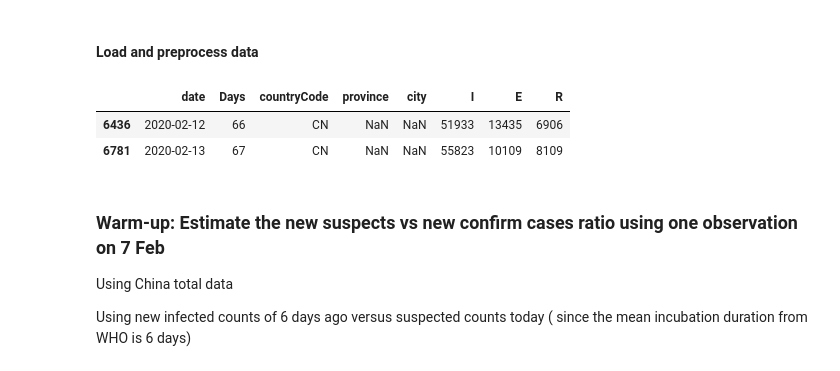
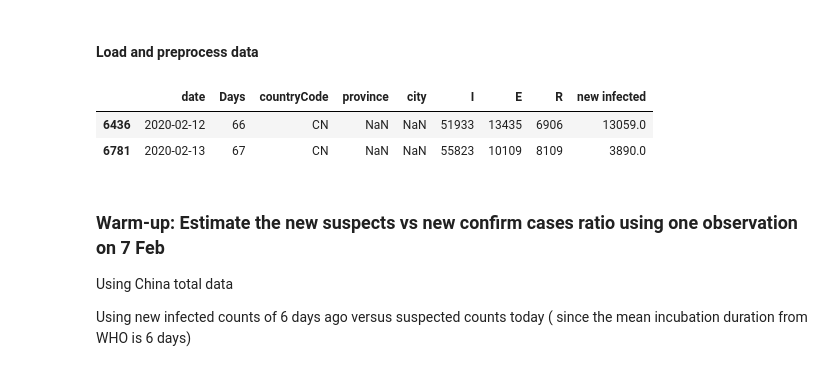
Before and after one commit to docligot/CoronaTracker-simulteModel, a Jupyter notebook: mcmc_SEIR/Ratio_MCMC_SEIR.ipynb, the cells around one changed output. Saved outputs shown, nothing was run; the diff lists cells and outputs as text; code cells hidden in the pictures.

```diff
--- a/mcmc_SEIR/Ratio_MCMC_SEIR.ipynb
+++ b/mcmc_SEIR/Ratio_MCMC_SEIR.ipynb
@@ -57,14 +57,15 @@ SIR_data = df[['date', 'Days', 'countryCode','province', 'city', 'net_confirmed'
 # %%
 # China total
 
 # Use data before 2020-02-14 for train model
 China_df = SIR_data[SIR_data['date'] < datetime.datetime(2020, 2, 14)]
 China_total = get_China_total(China_df)
+China_total['new infected'] = China_total['I'].diff().fillna(1)
 China_total.tail(2)
 # %% [output]
-|  | date | Days | countryCode | province | city | I | E | R |
-| 6436 | 2020-02-12 | 66 | CN | NaN | NaN | 51933 | 13435 | 6906 |
-| 6781 | 2020-02-13 | 67 | CN | NaN | NaN | 55823 | 10109 | 8109 |
+|  | date | Days | countryCode | province | city | I | E | R | new infected |
+| 6436 | 2020-02-12 | 66 | CN | NaN | NaN | 51933 | 13435 | 6906 | 13059.0 |
+| 6781 | 2020-02-13 | 67 | CN | NaN | NaN | 55823 | 10109 | 8109 | 3890.0 |
 # %% [markdown]
 ### Warm-up: Estimate the new suspects vs new confirm cases ratio using one observation on 7 Feb
 Using China total data
```
Also changed, not shown: parts of 8 cells of this notebook.
